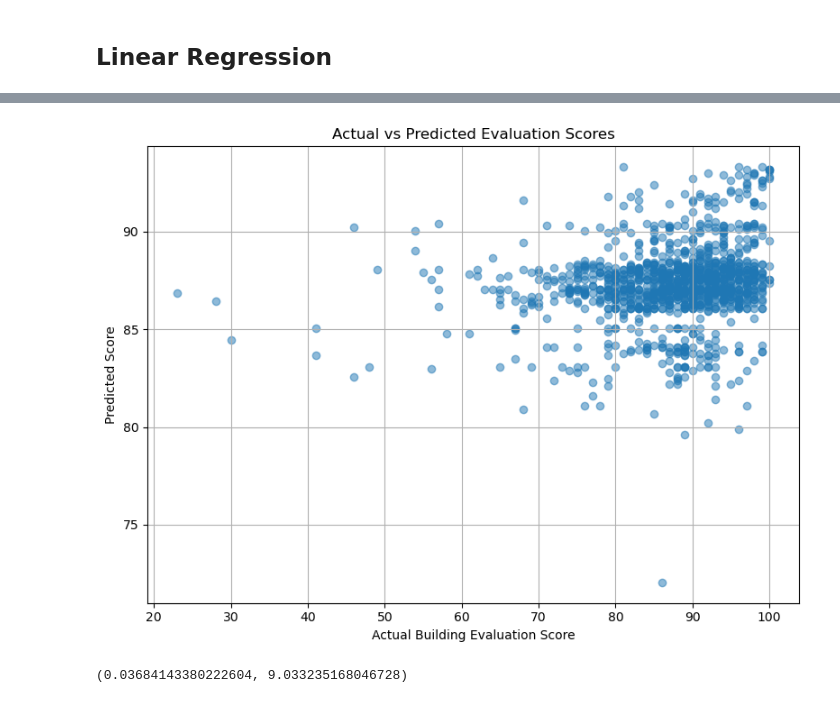
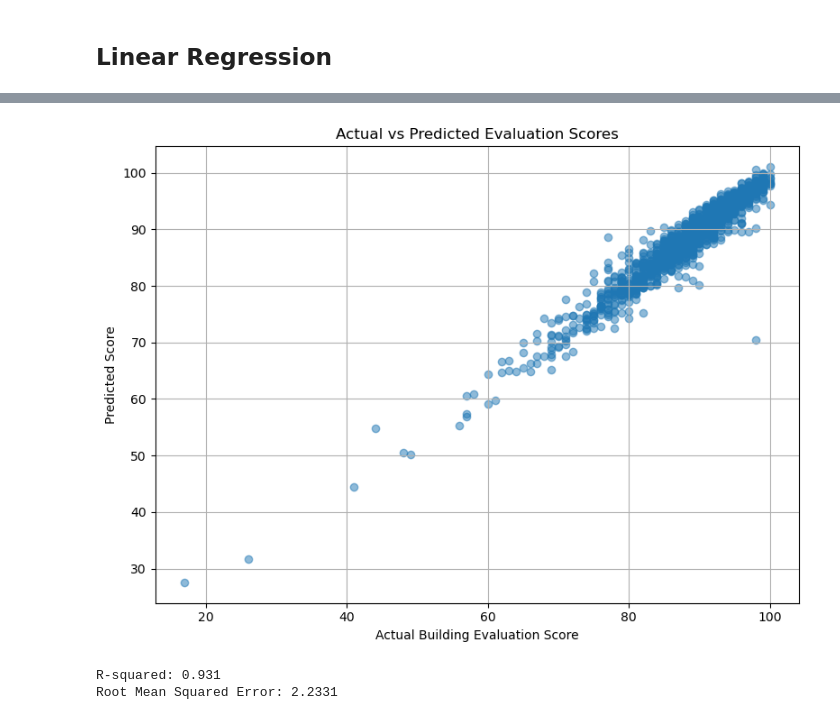
Before and after one commit to rodionol/DSStatsGroupProject, a Jupyter notebook: Term-Project-Group-1-vJN.ipynb, the cells around one changed output, grey strips where cells are left out. Drawn from its saved outputs; the diff is of its cells as text; code cells hidden in the pictures.

```diff
--- a/Term-Project-Group-1-vJN.ipynb
+++ b/Term-Project-Group-1-vJN.ipynb
@@ -236,3 +251,6 @@ apartmentEvalDf
 3573 rows × 4 columns
 # %% [markdown]
 ## Linear Regression
+# %%
+apartmentEvalDf = pd.read_csv("Apartment Building Evaluations 2023 - current.csv", encoding='latin-1')
+original_df = apartmentEvalDf.copy()
@@ -242,48 +303,52 @@ from sklearn.model_selection import train_test_split
 from sklearn.metrics import r2_score, mean_squared_error
 import matplotlib.pyplot as plt
 
-apartmentEvalDf.drop('WARD', axis=1, errors='ignore', inplace=True)
-apartmentEvalDf.drop('WARDNAME', axis=1, errors='ignore', inplace=True)
-apartmentEvalDf.drop('PROPERTY TYPE', axis=1, errors='ignore', inplace=True)
-apartmentEvalDf.drop('CONFIRMED STOREYS', axis=1, errors='ignore', inplace=True)
-apartmentEvalDf.drop('CONFIRMED UNITS', axis=1, errors='ignore', inplace=True)
+# original_df.drop('WARD', axis=1, errors='ignore', inplace=True)
+# original_df.drop('WARDNAME', axis=1, errors='ignore', inplace=True)
+# original_df.drop('PROPERTY TYPE', axis=1, errors='ignore', inplace=True)
+# original_df.drop('CONFIRMED STOREYS', axis=1, errors='ignore', inplace=True)
+# original_df.drop('CONFIRMED UNITS', axis=1, errors='ignore', inplace=True)
 
-# ward_dummies = pd.get_dummies(apartmentEvalDf['WARDNAME'], drop_first=True)
-# df_encoded = pd.concat([apartmentEvalDf.drop('WARDNAME', axis=1), ward_dummies], axis=1)
+# ward_dummies = pd.get_dummies(original_df['WARDNAME'], drop_first=True)
+# original_df = pd.concat([original_df.drop('WARDNAME', axis=1), ward_dummies], axis=1)
 
-# propType_dummies = pd.get_dummies(df_encoded['PROPERTY TYPE'], drop_first=True)
-# df_encoded = pd.concat([df_encoded.drop('PROPERTY TYPE', axis=1), propType_dummies], axis=1)
+# propType_dummies = pd.get_dummies(original_df['PROPERTY TYPE'], drop_first=True)
+# df_encoded = pd.concat([original_df.drop('PROPERTY TYPE', axis=1), propType_dummies], axis=1)
 
 # Features and target
-X = apartmentEvalDf.drop('CURRENT BUILDING EVAL SCORE', axis=1)
-y = apartmentEvalDf['CURRENT BUILDING EVAL SCORE']
+X = original_df.drop('CURRENT BUILDING EVAL SCORE', axis=1)
+y = original_df['CURRENT BUILDING EVAL SCORE']
 
 X = X.dropna()
 y = y.loc[X.index]  # Keep y aligned with X
 
 # Train-test split
 X_train, X_test, y_train, y_test = train_test_split(X, y, test_size=0.33, random_state=42)
 
 # Train the model
 model = LinearRegression()
 model.fit(X_train, y_train)
 
 # Predict and evaluate
 y_pred = model.predict(X_test)
 r2 = r2_score(y_test, y_pred)
 rmse = np.sqrt(mean_squared_error(y_test, y_pred))
 
 # Scatter plot: Actual vs Predicted
 plt.figure(figsize=(8, 6))
 plt.scatter(y_test, y_pred, alpha=0.5)
 plt.xlabel('Actual Building Evaluation Score')
 plt.ylabel('Predicted Score')
 plt.title('Actual vs Predicted Evaluation Scores')
 plt.grid(True)
 plt.tight_layout()
 plt.show()
 
 (r2, rmse)
+
+print(f"R-squared: {r2:.3f}")
+print(f"Root Mean Squared Error: {rmse:.4f}")
 # %% [output]
-[figure, old version]
+[figure, new version]
-(0.03684143380222604, 9.033235168046728)
+R-squared: 0.931
+Root Mean Squared Error: 2.2331
```
Also changed, not shown: parts of 5 cells of this notebook.
